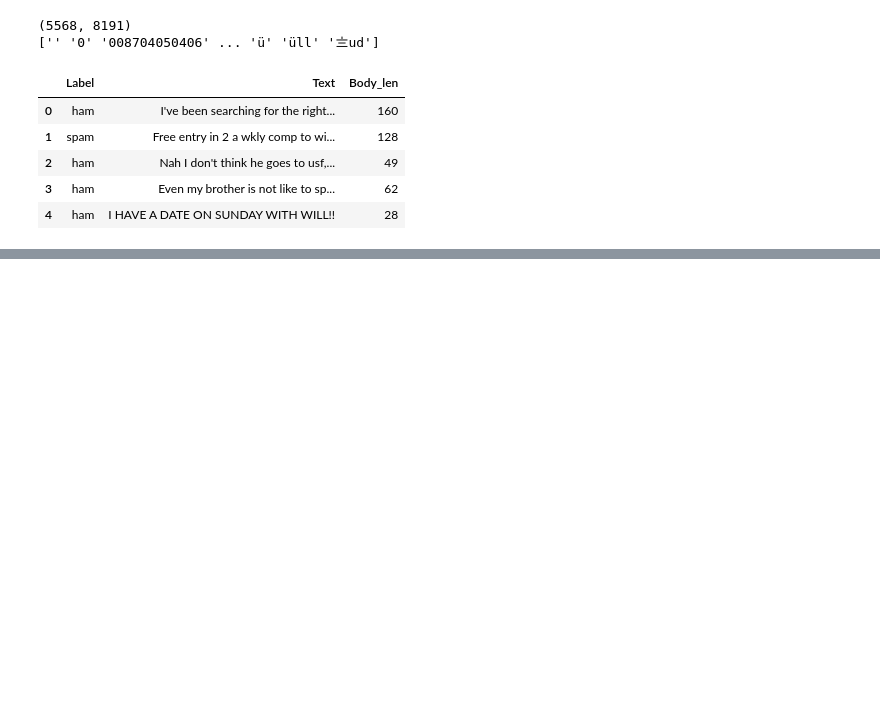
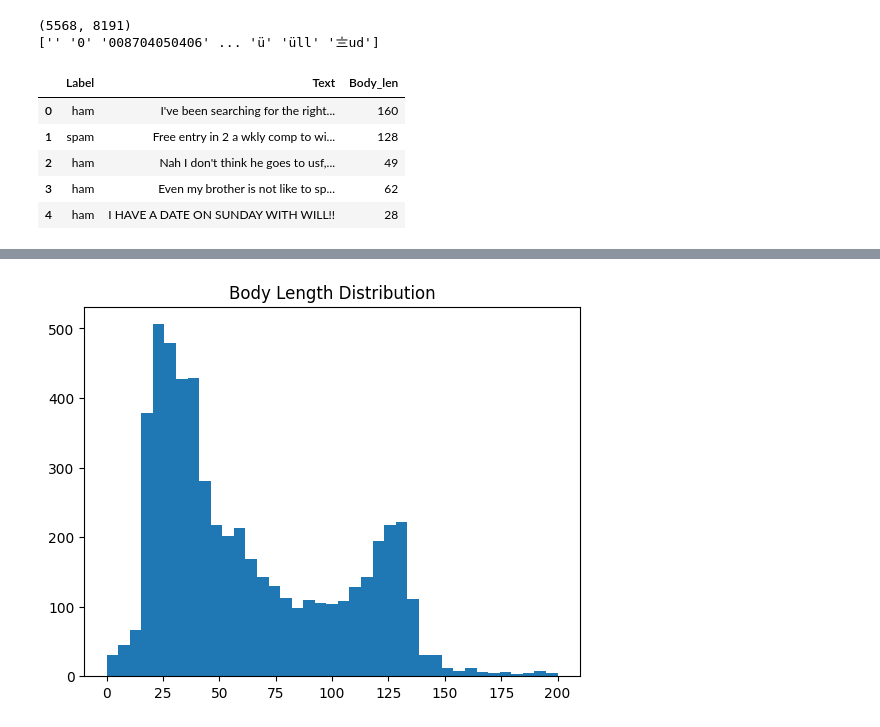
Before and after one commit to R-aTuL/NLTK, a Jupyter notebook: SMS.ipynb, the cells around one changed output, grey strips where cells are left out. Drawn from its saved outputs; the diff is of its cells as text; code cells hidden in the pictures; blank space fills up the shorter version.

Commit message:
Feature Engineering

```diff
--- a/SMS.ipynb
+++ b/SMS.ipynb
@@ -493,0 +524,8 @@ data_3.head()
+# %%
+# Feature Engineering : Transformations
+bins = np.linspace(0,200,40)
+pyplot.hist(data_3['Body_len'],bins)
+pyplot.title("Body Length Distribution")
+pyplot.show()
+# %% [output]
+[figure, added]
```
Also changed, not shown: parts of 8 cells of this notebook.
